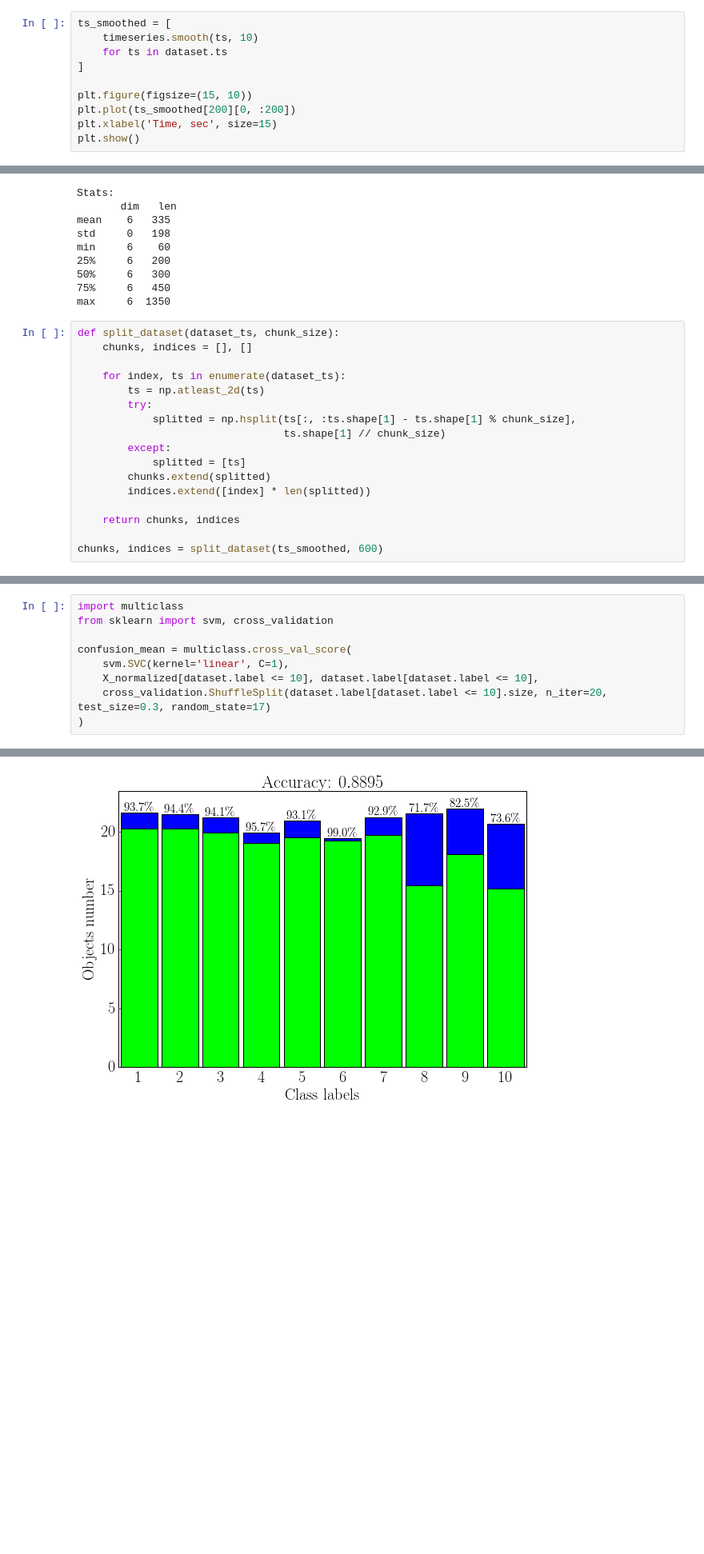
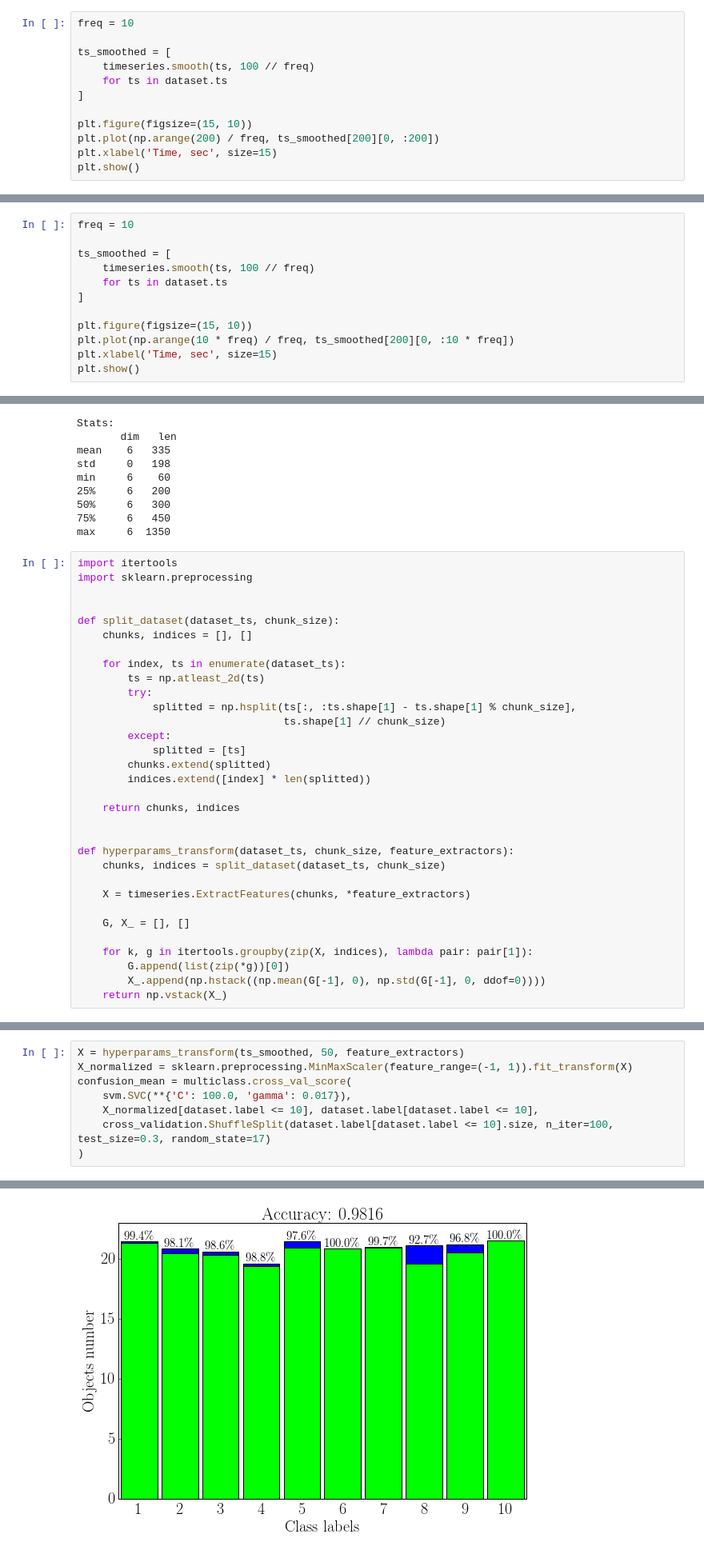
Before and after one commit to karasikov/TimeSeriesClassification, a Jupyter notebook: code/python/ts_USCHAD.ipynb, the cells around one changed output, grey strips where cells are left out. Shown at 80% size. Saved outputs shown, nothing was run; the diff lists cells and outputs as text; blank space fills up the shorter version.

```diff
--- a/code/python/ts_USCHAD.ipynb
+++ b/code/python/ts_USCHAD.ipynb
@@ -134,13 +135,15 @@ Confusion matrix:
 # %% [markdown]
 ## Fourier Transform
 # %%
+freq = 10
+
 ts_smoothed = [
-    timeseries.smooth(ts, 10)
+    timeseries.smooth(ts, 100 // freq)
     for ts in dataset.ts
 ]
 
 plt.figure(figsize=(15, 10))
-plt.plot(ts_smoothed[200][0, :200])
+plt.plot(np.arange(200) / freq, ts_smoothed[200][0, :200])
 plt.xlabel('Time, sec', size=15)
 plt.show()
 # %% [output]
@@ -224,2 +226,14 @@ Confusion matrix:
 # %% [markdown]
 ## Distribution
+# %%
+freq = 10
+
+ts_smoothed = [
+    timeseries.smooth(ts, 100 // freq)
+    for ts in dataset.ts
+]
+
+plt.figure(figsize=(15, 10))
+plt.plot(np.arange(10 * freq) / freq, ts_smoothed[200][0, :10 * freq])
+plt.xlabel('Time, sec', size=15)
+plt.show()
@@ -237,6 +253,10 @@ min     6    60
 75%     6   450
 max     6  1350
 # %%
+import itertools
+import sklearn.preprocessing
+
+
 def split_dataset(dataset_ts, chunk_size):
     chunks, indices = [], []
 
@@ -252,4 +272,15 @@ def split_dataset(dataset_ts, chunk_size):
 
     return chunks, indices
 
-chunks, indices = split_dataset(ts_smoothed, 600)
+
+def hyperparams_transform(dataset_ts, chunk_size, feature_extractors):
+    chunks, indices = split_dataset(dataset_ts, chunk_size)
+
+    X = timeseries.ExtractFeatures(chunks, *feature_extractors)
+
+    G, X_ = [], []
+
+    for k, g in itertools.groupby(zip(X, indices), lambda pair: pair[1]):
+        G.append(list(zip(*g))[0])
+        X_.append(np.hstack((np.mean(G[-1], 0), np.std(G[-1], 0, ddof=0))))
+    return np.vstack(X_)
@@ -283,10 +676,9 @@ X_normalized.shape
 # %%
-import multiclass
-from sklearn import svm, cross_validation
-
+X = hyperparams_transform(ts_smoothed, 50, feature_extractors)
+X_normalized = sklearn.preprocessing.MinMaxScaler(feature_range=(-1, 1)).fit_transform(X)
 confusion_mean = multiclass.cross_val_score(
-    svm.SVC(kernel='linear', C=1),
+    svm.SVC(**{'C': 100.0, 'gamma': 0.017}),
     X_normalized[dataset.label <= 10], dataset.label[dataset.label <= 10],
-    cross_validation.ShuffleSplit(dataset.label[dataset.label <= 10].size, n_iter=20, test_size=0.3, random_state=17)
+    cross_validation.ShuffleSplit(dataset.label[dataset.label <= 10].size, n_iter=100, test_size=0.3, random_state=17)
 )
 # %% [output]
@@ -306 +698 @@ Confusion matrix:
-[figure, old version]
+[figure, new version]
```
Also changed, not shown: parts of 28 cells of this notebook, 4 other files.
